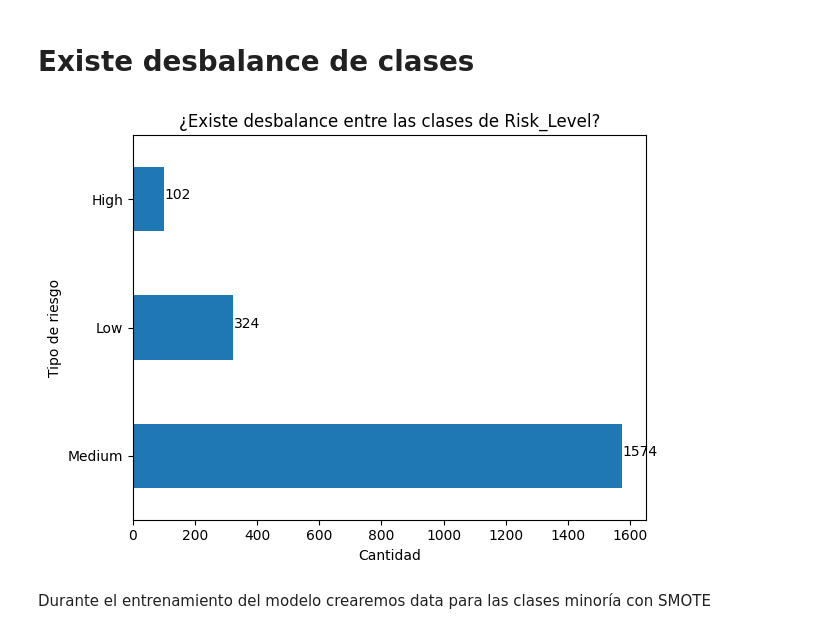
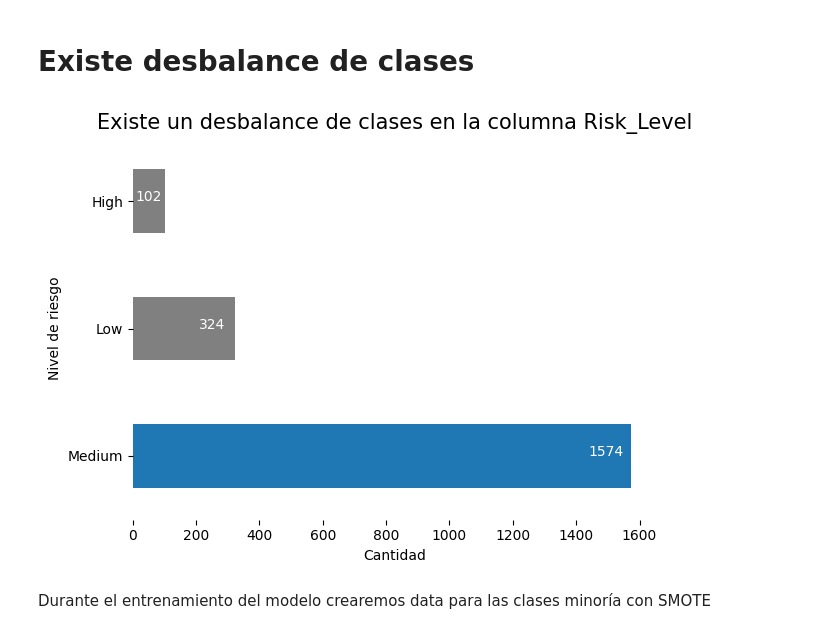
Before and after one commit to Amolihua/ML3037-GRUPO4-ALDIMI, a Jupyter notebook: test_dataset_risk.ipynb, the cells around one changed output. Saved outputs shown, nothing was run; the diff lists cells and outputs as text; code cells hidden in the pictures.

```diff
--- a/test_dataset_risk.ipynb
+++ b/test_dataset_risk.ipynb
@@ -42,16 +42,20 @@ memory usage: 328.3+ KB
 # %% [markdown]
 # Existe desbalance de clases
 # %%
-df.Risk_Level.value_counts().plot.barh()
-plt.title("¿Existe desbalance entre las clases de Risk_Level?")
+colors = ["tab:blue", "gray", "gray"]
+df.Risk_Level.value_counts().plot.barh(color= colors)
+plt.title("Existe un desbalance de clases en la columna Risk_Level", fontsize=15)
+
 
 for i, val in enumerate(df.Risk_Level.value_counts().values) :
-    plt.text(val, i, val)
-plt.ylabel("Tipo de riesgo")
+    plt.text(val - 95 - (2 - i) * 20, i, val, color="white")
+
+plt.ylabel("Nivel de riesgo")
 plt.xlabel("Cantidad")
 plt.tight_layout()
+plt.gca().set_frame_on(False)
 # %% [output]
-[figure, old version]
+[figure, new version]
 # %% [markdown]
 Durante el entrenamiento del modelo crearemos data para las clases minoría con SMOTE
 # %% [markdown]
```
Also changed, not shown: parts of 3 cells of this notebook, 1 other file.
